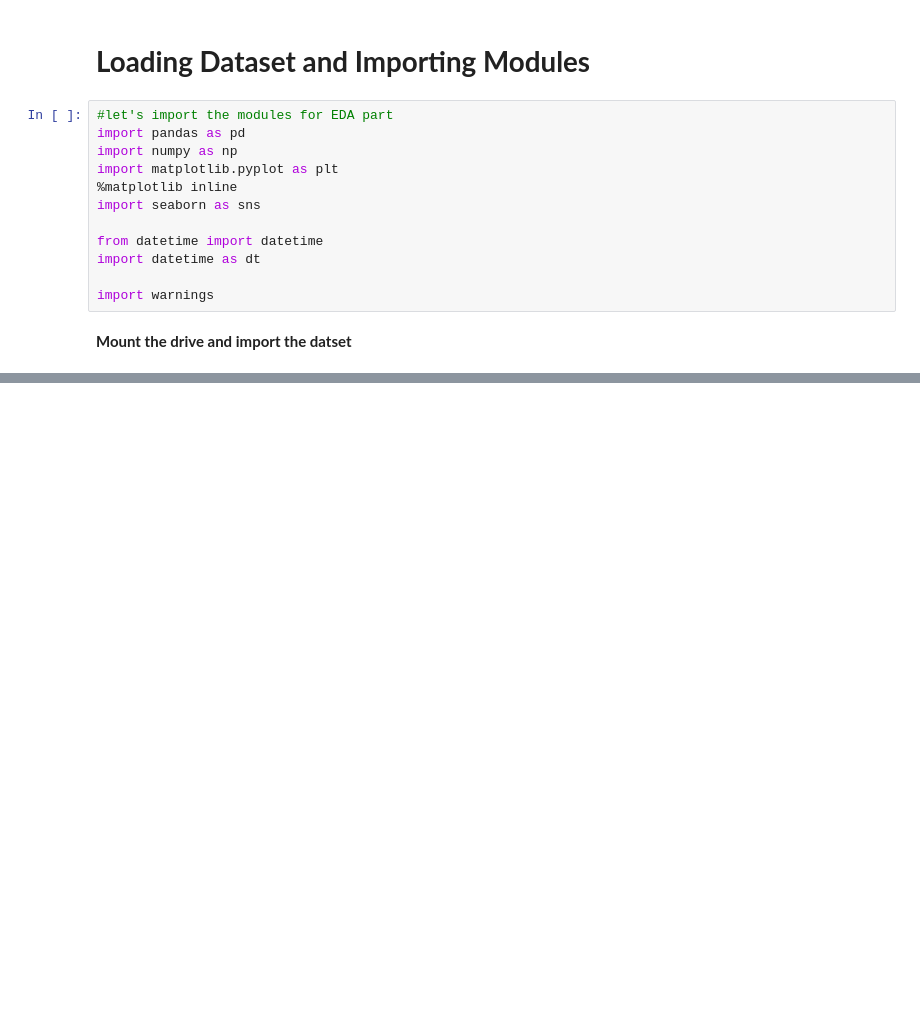
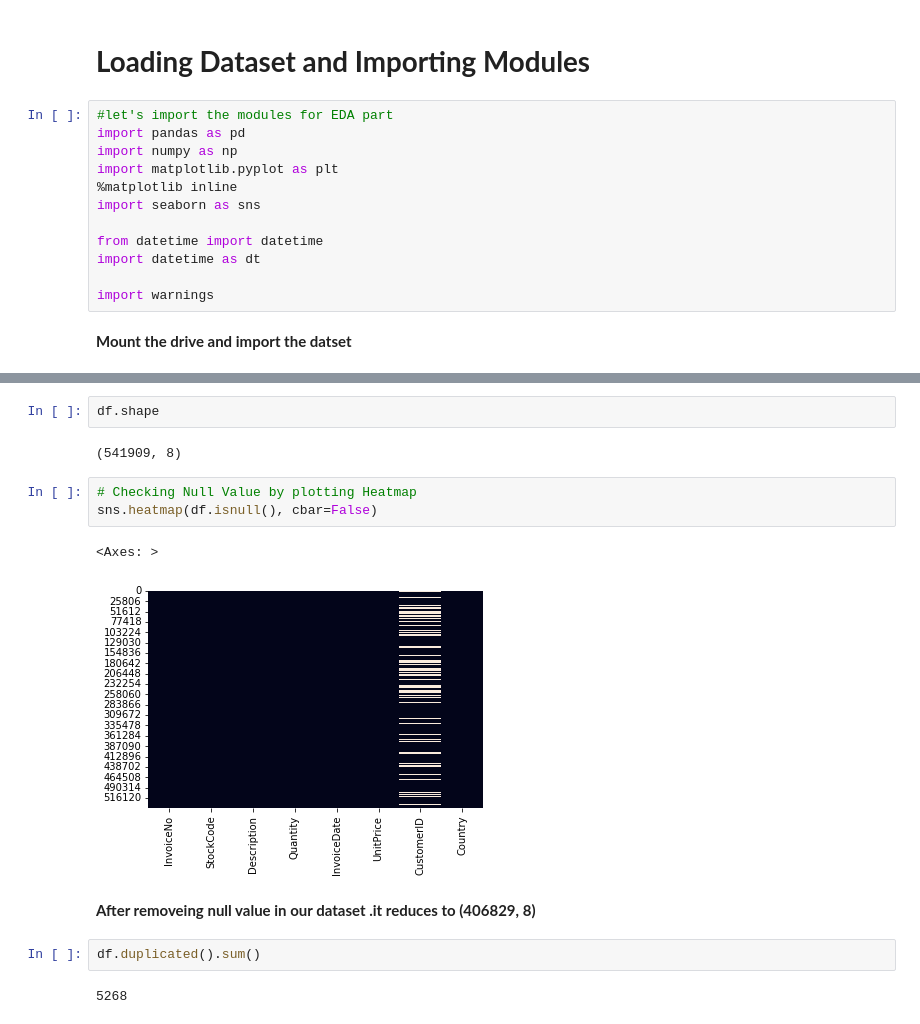
Before and after one commit to harshithgowdakc/Online-Retail-Customer-Segmentation, a Jupyter notebook: Online_Retail_Customer_Segmentation.ipynb, the cells around one changed output, grey strips where cells are left out. Drawn from its saved outputs; the diff is of its cells as text; blank space fills up the shorter version.

```diff
--- a/Online_Retail_Customer_Segmentation.ipynb
+++ b/Online_Retail_Customer_Segmentation.ipynb
@@ -147,0 +192,16 @@ dtype: int64
+# %%
+df.shape
+# %% [output]
+(541909, 8)
+# %%
+# Checking Null Value by plotting Heatmap
+sns.heatmap(df.isnull(), cbar=False)
+# %% [output]
+<Axes: >
+[figure, added]
+# %% [markdown]
+**After removeing null value in our dataset .it reduces to (406829, 8)**
+# %%
+df.duplicated().sum()
+# %% [output]
+5268
```
Also changed, not shown: parts of 50 cells of this notebook.
